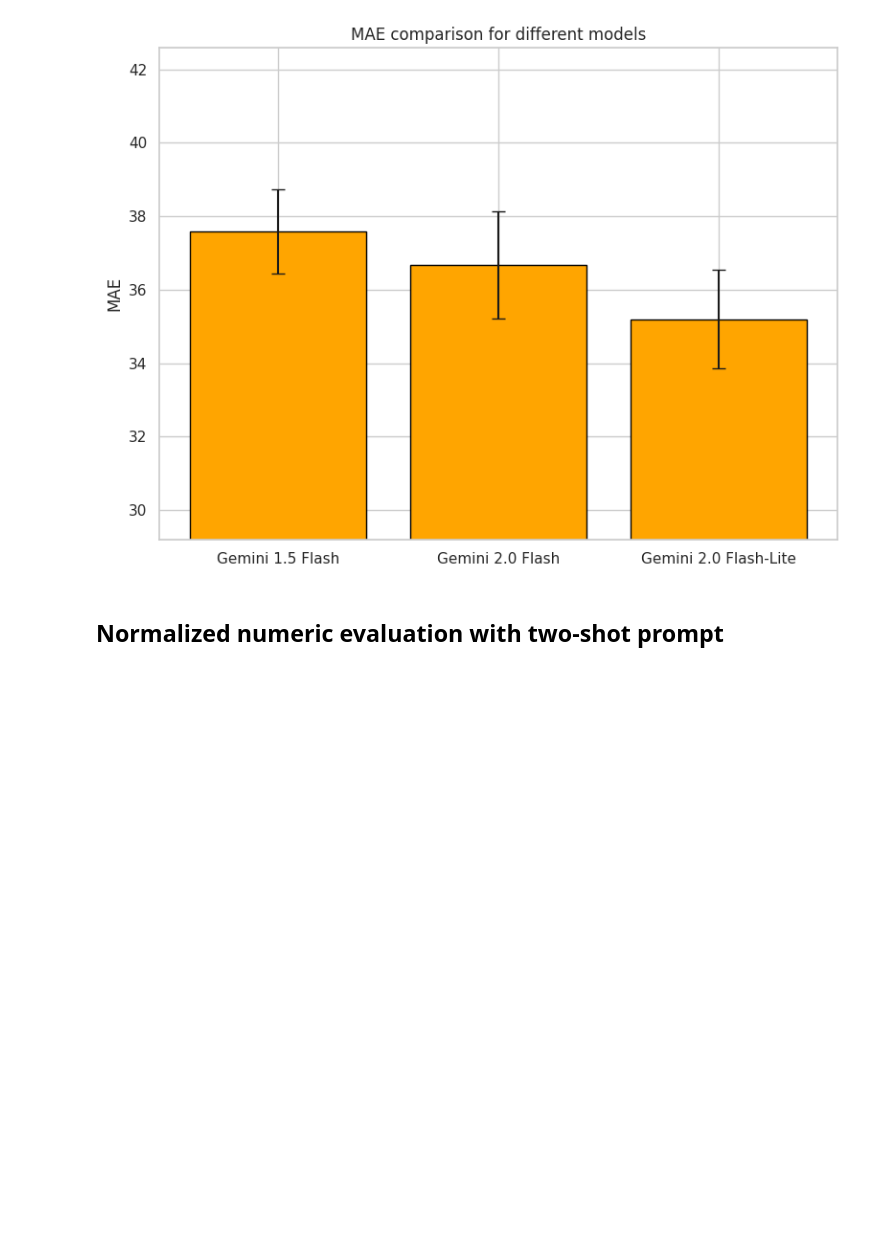
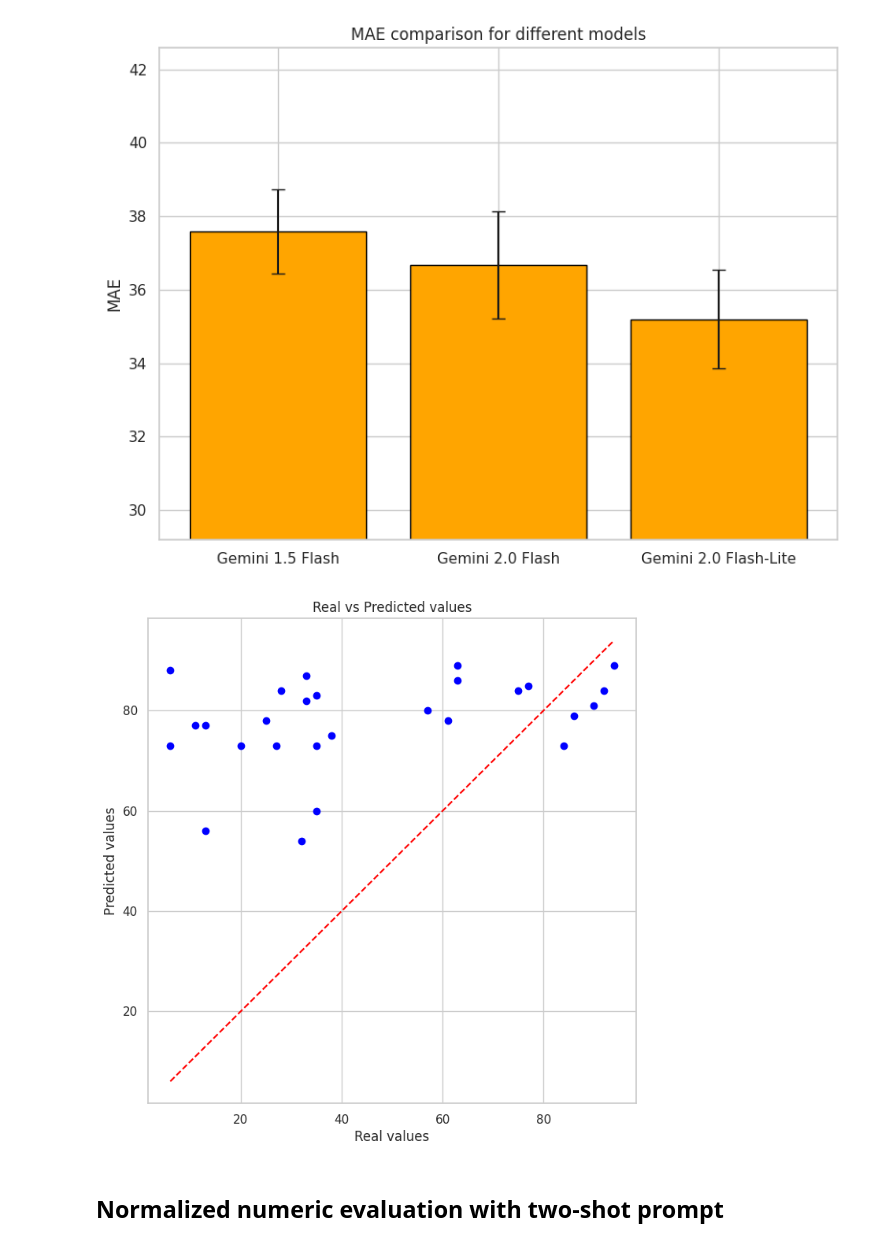
Before and after one commit to daKostych/Bachelor-Project-2025, a Jupyter notebook: llm_blog_generator/experiments/llm_blog_evaluator.ipynb, the cells around one changed output. Saved outputs shown, nothing was run; the diff lists cells and outputs as text; code cells hidden in the pictures; blank space fills up the shorter version.

Commit message:
save full results + scatters

```diff
--- a/llm_blog_generator/experiments/llm_blog_evaluator.ipynb
+++ b/llm_blog_generator/experiments/llm_blog_evaluator.ipynb
@@ -841,6 +916,13 @@ Mean Absolute Error on validation set after using verbal after 5 same experiment
 # Results
 # %%
 prompts = ["Five-shot prompt", "Zero-shot CoT prompt", "Generated Knowledge prompt", "Meta prompt"]
+
+with open("../data/experiment_results/numeric_full.json", "r", encoding="utf-8") as json_file:
+    num_eval_full = json.load(json_file)
+with open("../data/experiment_results/normalized_numeric_full.json", "r", encoding="utf-8") as json_file:
+    norm_num_eval_full = json.load(json_file)
+with open("../data/experiment_results/classification_full.json", "r", encoding="utf-8") as json_file:
+    class_full = json.load(json_file)
 
 def show_metric_bar_plot(models, values, metric, error):
     sns.set_theme(style="whitegrid")
@@ -881,6 +963,15 @@ def show_metric_bar_plot_low(model, prompt_names, values, metric, error):
     plt.xticks(rotation=45)
     plt.tight_layout()
     plt.show()
+
+def show_scatter_plot(real_values, predicted_values):
+    plt.figure(figsize=(8, 8))
+    plt.scatter(real_values, predicted_values, color='blue')
+    plt.plot([min(real_values), max(real_values)], [min(real_values), max(real_values)], color='red', linestyle='--')
+    plt.xlabel('Real values')
+    plt.ylabel('Predicted values')
+    plt.title('Real vs Predicted values')
+    plt.show()
 # %% [markdown]
 ## Numeric evaluation with two-shot prompt
 # %%
@@ -907,6 +998,10 @@ MAE_error = calculate_error(num_eval_results.groupby("Model")["MAE"].apply(list)
 show_metric_bar_plot(average_num_eval_results["Model"], average_num_eval_results["MAE"], "MAE", MAE_error)
 # %% [output]
 [figure]
+# %%
+show_scatter_plot(yval_score, np.mean(np.array(num_eval_full["Gemini 2.0 Flash-Lite"]), axis=0))
+# %% [output]
+[figure, added]
 # %% [markdown]
 ## Normalized numeric evaluation with two-shot prompt
 # %%
```
Also changed, not shown: parts of 29 cells of this notebook.
